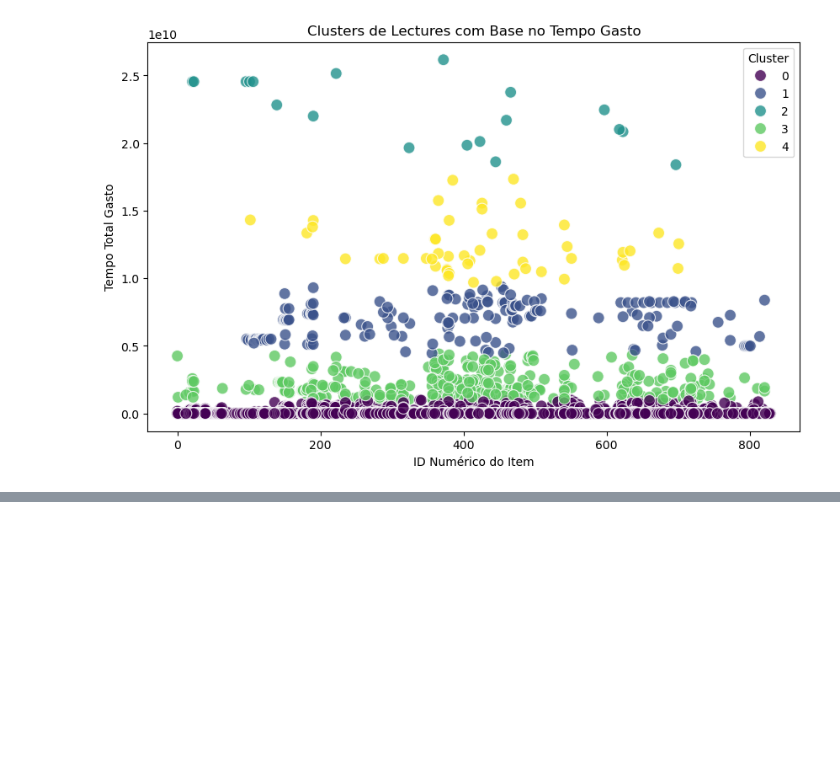
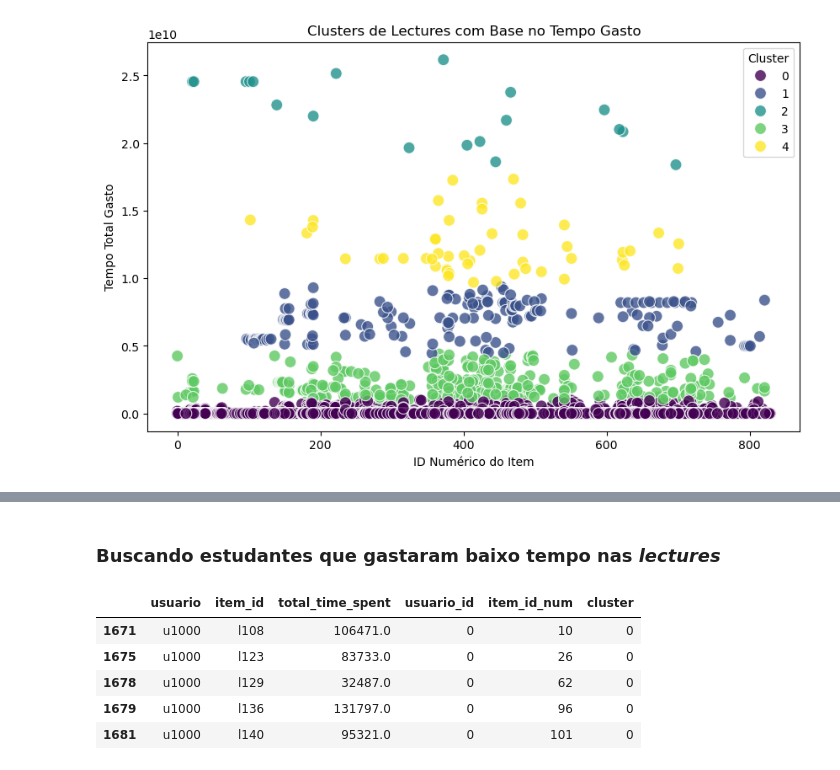
Before and after one commit to tpcyprianos/projeto_rec_sys, a Jupyter notebook: Rec_estudantes.ipynb, the cells around one changed output, grey strips where cells are left out. Drawn from its saved outputs; the diff is of its cells as text; code cells hidden in the pictures; blank space fills up the shorter version.

Commit message:
finalização da clusterização

```diff
--- a/Rec_estudantes.ipynb
+++ b/Rec_estudantes.ipynb
@@ -281,0 +267,12 @@ plt.show()
+# %% [markdown]
+### Buscando estudantes que gastaram baixo tempo nas *lectures*
+# %%
+estudantes = df_filtrado.loc[(df_filtrado['cluster'] == 0) & (df_filtrado['total_time_spent'] < media_tempo)]
+estudantes.head()
+# %% [output]
+|  | usuario | item_id | total_time_spent | usuario_id | item_id_num | cluster |
+| 1671 | u1000 | l108 | 106471.0 | 0 | 10 | 0 |
+| 1675 | u1000 | l123 | 83733.0 | 0 | 26 | 0 |
+| 1678 | u1000 | l129 | 32487.0 | 0 | 62 | 0 |
+| 1679 | u1000 | l136 | 131797.0 | 0 | 96 | 0 |
+| 1681 | u1000 | l140 | 95321.0 | 0 | 101 | 0 |
```
Also changed, not shown: parts of 4 cells of this notebook.
